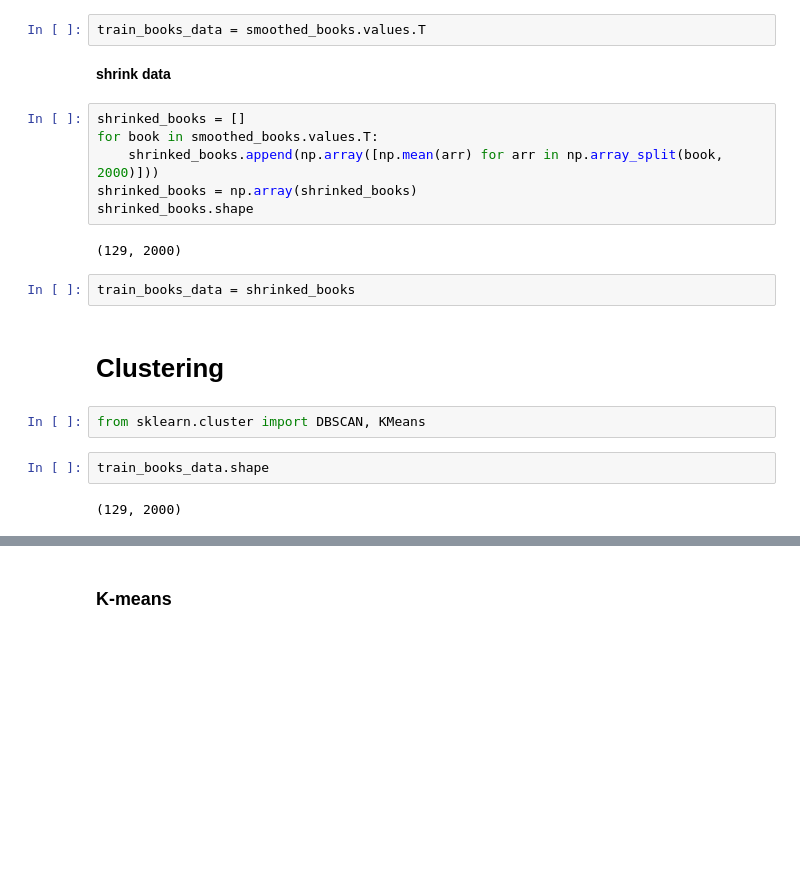
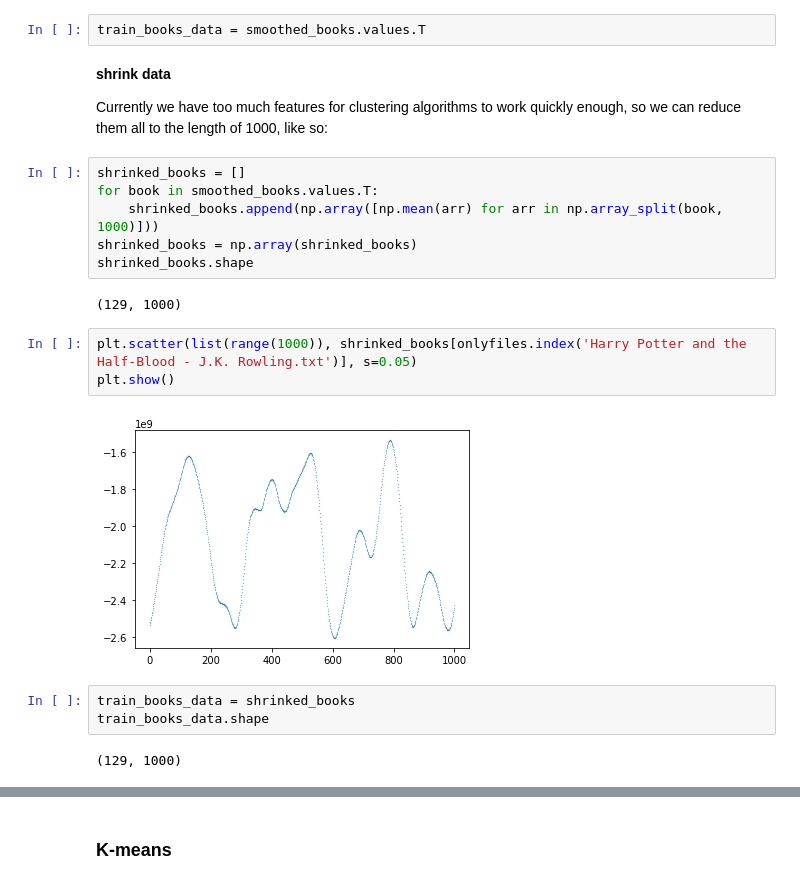
Before and after one commit to Marytem/Book2Sentiment, a Jupyter notebook: clustering.ipynb, the cells around one changed output, grey strips where cells are left out. Drawn from its saved outputs; the diff is of its cells as text; blank space fills up the shorter version.

```diff
--- a/clustering.ipynb
+++ b/clustering.ipynb
@@ -121,22 +111,24 @@ plt.show()
 # %%
 train_books_data = smoothed_books.values.T
-# %% [markdown]
-__shrink data__
+# %% [markdown]
+__shrink data__
+
+Currently we have too much features for clustering algorithms to work quickly enough, so we can reduce them all to the length of 1000, like so:
 # %%
 shrinked_books = []
 for book in smoothed_books.values.T:
-    shrinked_books.append(np.array([np.mean(arr) for arr in np.array_split(book, 2000)]))
+    shrinked_books.append(np.array([np.mean(arr) for arr in np.array_split(book, 1000)]))
 shrinked_books = np.array(shrinked_books)
 shrinked_books.shape
 # %% [output]
-(129, 2000)
+(129, 1000)
+# %%
+plt.scatter(list(range(1000)), shrinked_books[onlyfiles.index('Harry Potter and the Half-Blood - J.K. Rowling.txt')], s=0.05)
+plt.show()
+# %% [output]
+[figure, added]
 # %%
 train_books_data = shrinked_books
+train_books_data.shape
+# %% [output]
+(129, 1000)
-# %% [markdown]
-# Clustering
-# %%
-from sklearn.cluster import DBSCAN, KMeans
-# %%
-train_books_data.shape
-# %% [output]
-(129, 2000)
```
Also changed, not shown: parts of 83 cells of this notebook.
